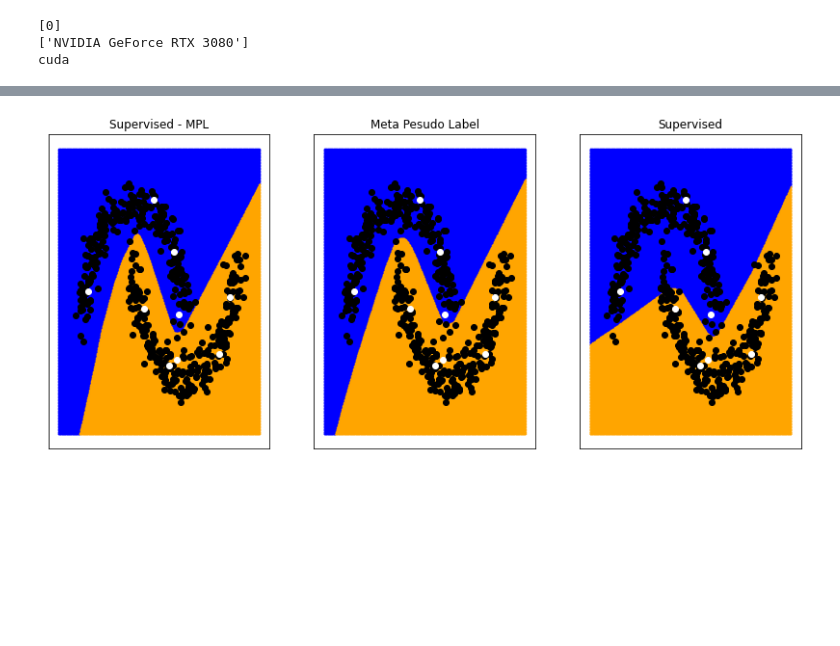
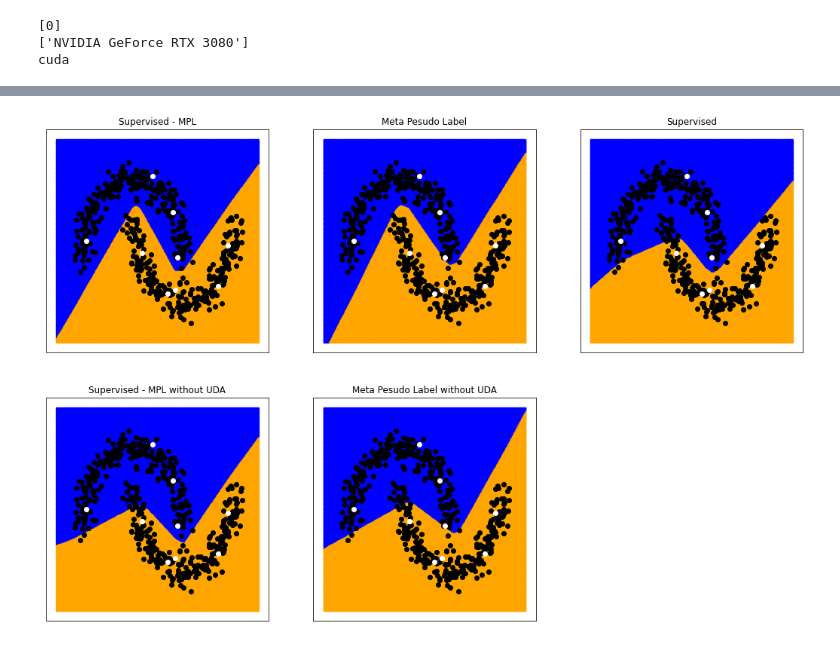
Before and after one commit to BeopGyu/MetaPseudoLabel_TwoMoon, a Jupyter notebook: 230309_TwoMoon.ipynb, the cells around one changed output, grey strips where cells are left out. Saved outputs shown, nothing was run; the diff lists cells and outputs as text; code cells hidden in the pictures; blank space fills up the shorter version.

Commit message:
without UDA

```diff
--- a/230309_TwoMoon.ipynb
+++ b/230309_TwoMoon.ipynb
@@ -261,15 +325,21 @@ labeled_iterator = labeledLoader.__iter__()
 supervised = TMClassifier()
 supervised_mpl = TMClassifier()
 metaPseudoLabel = TMClassifier()
+supervised_mpl_woUDA = TMClassifier()
+metaPseudoLabel_woUDA = TMClassifier()
 
 supervised.train(True)
 supervised_mpl.train(True)
 metaPseudoLabel.train(True)
+supervised_mpl_woUDA.train(True)
+metaPseudoLabel_woUDA.train(True)
 
 # lr = 2e-1
 opt_s = torch.optim.SGD(supervised.parameters(), lr=1e-1)
 opt_st = torch.optim.SGD(supervised_mpl.parameters(), lr=1e-1)
 opt_mpl = torch.optim.SGD(metaPseudoLabel.parameters(), lr=1e-1)
+opt_st_woUDA = torch.optim.SGD(supervised_mpl_woUDA.parameters(), lr=1e-1)
+opt_mpl_woUDA = torch.optim.SGD(metaPseudoLabel_woUDA.parameters(), lr=1e-1)
 # opt_st = torch.optim.Adam(supervised_mpl.parameters(), lr=1e-1)
 # opt_mpl = torch.optim.Adam(metaPseudoLabel.parameters(), lr=1e-1)
 
@@ -298,6 +368,8 @@ while(True):
 
     supervised_mpl.train(True)
     metaPseudoLabel.train(True)
+    supervised_mpl_woUDA.train(True)
+    metaPseudoLabel_woUDA.train(True)
 
     step = meta_pseudo_labels_step(teacher_model=supervised_mpl,
                                    teacher_optimizer=opt_st,
@@ -309,8 +381,20 @@ while(True):
                                    l_label=l_label,
                                    step=epoch)
 
+    sstep = meta_pseudo_labels_woUDA_step(teacher_model=supervised_mpl_woUDA,
+                                          teacher_optimizer=opt_st_woUDA,
+                                          student_model=metaPseudoLabel_woUDA,
+                                          student_optimizer=opt_mpl_woUDA,
+                                          uo_data=uo_point,
+                                          ua_data=ua_point,
+                                          l_data=l_point,
+                                          l_label=l_label,
+                                          step=epoch)
+
     supervised_mpl.train(False)
     metaPseudoLabel.train(False)
+    supervised_mpl_woUDA.train(False)
+    metaPseudoLabel_woUDA.train(False)
 
     infer = supervised_mpl(torch.tensor(points).type(torch.float32))
     teacher_acc = sum((torch.argmax(infer, -1).numpy() == labels).astype(int)) / num_samples
@@ -666,11 +742,13 @@ while(False):
 
     epoch += 1
 # %%
-gridshape = (1, 3)
+gridshape = (2, 3)
 
 s_pred_points_0, s_pred_points_1 = DrawDecisionBoundary(arr, supervised)
 s_mpl_pred_points_0, s_mpl_pred_points_1 = DrawDecisionBoundary(arr, supervised_mpl)
 mpl_pred_points_0, mpl_pred_points_1 = DrawDecisionBoundary(arr, metaPseudoLabel)
+s_mpl_woUDA_pred_points_0, s_mpl_woUDA_pred_points_1 = DrawDecisionBoundary(arr, supervised_mpl_woUDA)
+mpl_woUDA_pred_points_0, mpl_woUDA_pred_points_1 = DrawDecisionBoundary(arr, metaPseudoLabel_woUDA)
 
 loc = (0,0)
 ax = plt.subplot2grid(gridshape, loc)
@@ -687,32 +765,54 @@ loc = (0,1)
 ax = plt.subplot2grid(gridshape, loc)
 ax.set_xticks([])
 ax.set_yticks([])
 
 plt.scatter(np.array(mpl_pred_points_0)[:,0], np.array(mpl_pred_points_0)[:,1], c='blue', s=marker_size)
 plt.scatter(np.array(mpl_pred_points_1)[:,0], np.array(mpl_pred_points_1)[:,1], c='orange', s=marker_size)
 plt.scatter(points[:,0],points[:,1], c='black')
 plt.scatter(points_l[:,0],points_l[:,1], c='white')
 plt.title('Meta Pesudo Label')
 
 loc = (0,2)
 ax = plt.subplot2grid(gridshape, loc)
 ax.set_xticks([])
 ax.set_yticks([])
 
 try:
     plt.scatter(np.array(s_pred_points_0)[:,0], np.array(s_pred_points_0)[:,1], c='blue', s=marker_size)
 except:
     None
 try:
     plt.scatter(np.array(s_pred_points_1)[:,0], np.array(s_pred_points_1)[:,1], c='orange', s=marker_size)
 except:
     None
 plt.scatter(points[:,0],points[:,1], c='black')
 plt.scatter(points_l[:,0],points_l[:,1], c='white')
 plt.title('Supervised')
 
-ax.figure.set(figwidth=14, figheight=6)
+loc = (1,0)
+ax = plt.subplot2grid(gridshape, loc)
+ax.set_xticks([])
+ax.set_yticks([])
+
+plt.scatter(np.array(s_mpl_woUDA_pred_points_0)[:,0], np.array(s_mpl_woUDA_pred_points_0)[:,1], c='blue', s=marker_size)
+plt.scatter(np.array(s_mpl_woUDA_pred_points_1)[:,0], np.array(s_mpl_woUDA_pred_points_1)[:,1], c='orange', s=marker_size)
+plt.scatter(points[:,0],points[:,1], c='black')
+plt.scatter(points_l[:,0],points_l[:,1], c='white')
+plt.title('Supervised - MPL without UDA')
+
+loc = (1,1)
+ax = plt.subplot2grid(gridshape, loc)
+ax.set_xticks([])
+ax.set_yticks([])
+
+plt.scatter(np.array(mpl_woUDA_pred_points_0)[:,0], np.array(mpl_woUDA_pred_points_0)[:,1], c='blue', s=marker_size)
+plt.scatter(np.array(mpl_woUDA_pred_points_1)[:,0], np.array(mpl_woUDA_pred_points_1)[:,1], c='orange', s=marker_size)
+plt.scatter(points[:,0],points[:,1], c='black')
+plt.scatter(points_l[:,0],points_l[:,1], c='white')
+plt.title('Meta Pesudo Label without UDA')
+
+ax.figure.set(figwidth=18, figheight=6*2)
 
 plt.show()
 # %% [output]
-[figure, old version]
+[figure, new version]
```
Also changed, not shown: parts of 5 cells of this notebook.
